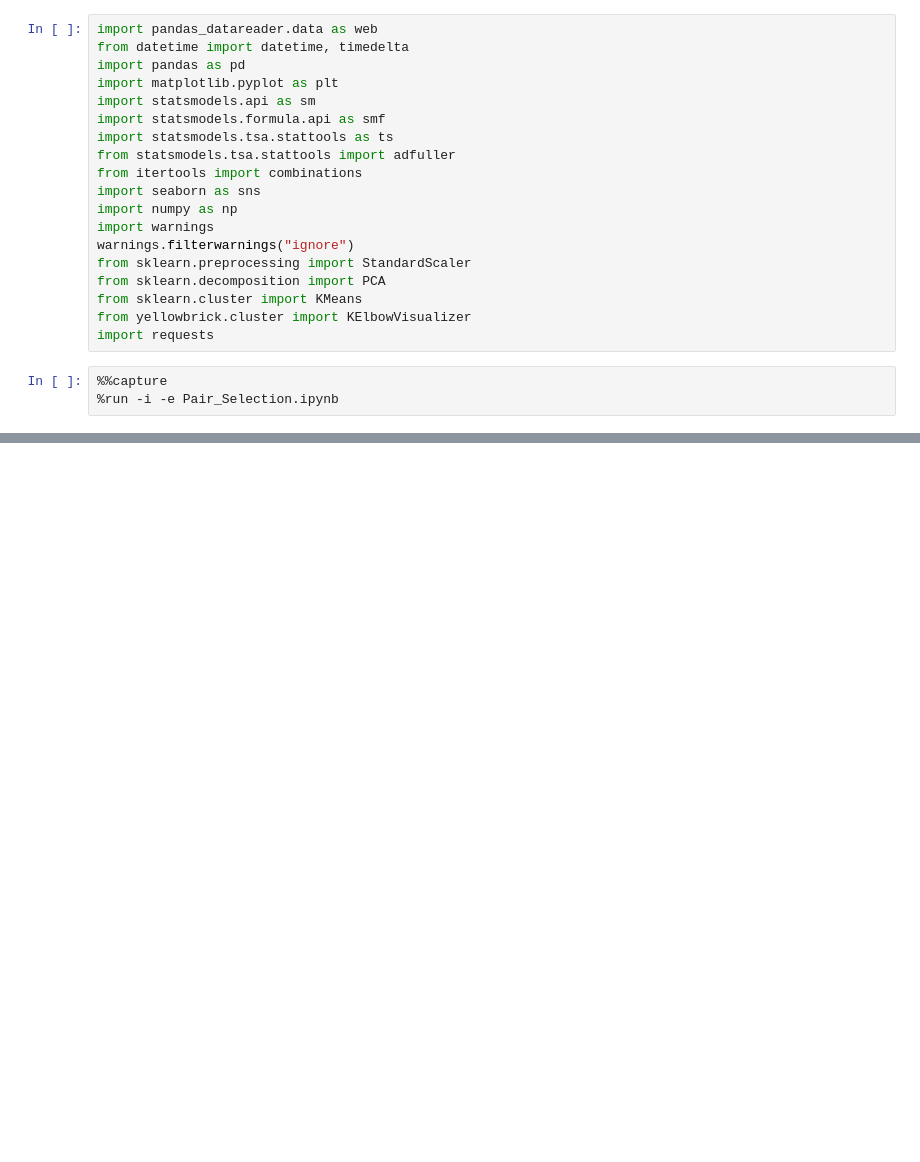
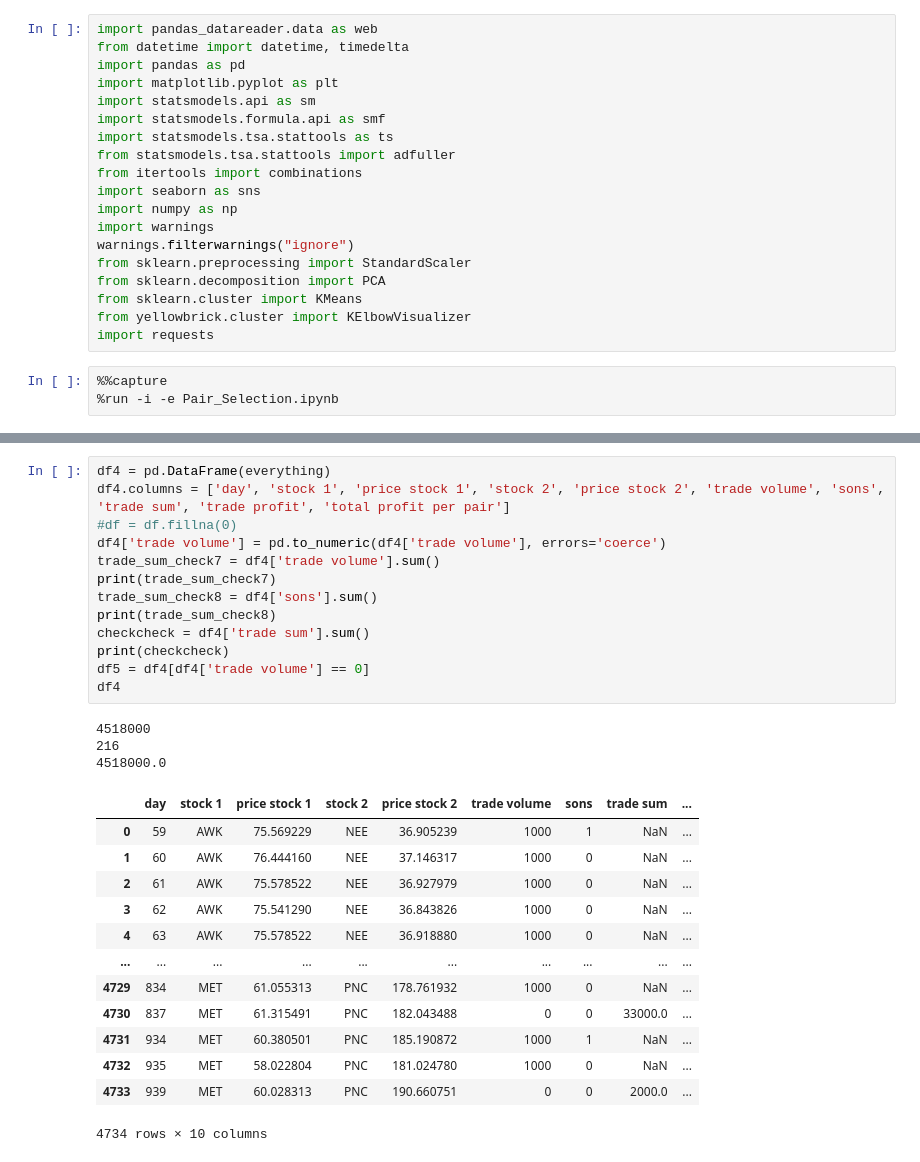
Before and after one commit to dasoaujisi/FDS-Project, a Jupyter notebook: trading_strategy - NEU.ipynb, the cells around one changed output, grey strips where cells are left out. Cells and saved outputs as stored; diff of their text form; blank space fills up the shorter version.

```diff
--- a/trading_strategy - NEU.ipynb
+++ b/trading_strategy - NEU.ipynb
@@ -460,3 +479,33 @@ Total trade volume: 4466000
+# %%
+df4 = pd.DataFrame(everything)
+df4.columns = ['day', 'stock 1', 'price stock 1', 'stock 2', 'price stock 2', 'trade volume', 'sons', 'trade sum', 'trade profit', 'total profit per pair']
+#df = df.fillna(0)
+df4['trade volume'] = pd.to_numeric(df4['trade volume'], errors='coerce')
+trade_sum_check7 = df4['trade volume'].sum()
+print(trade_sum_check7)
+trade_sum_check8 = df4['sons'].sum()
+print(trade_sum_check8)
+checkcheck = df4['trade sum'].sum()
+print(checkcheck)
+df5 = df4[df4['trade volume'] == 0]
+df4
+# %% [output]
+4518000
+216
+4518000.0
+|  | day | stock 1 | price stock 1 | stock 2 | price stock 2 | trade volume | sons | trade sum | ... |
+| 0 | 59 | AWK | 75.569229 | NEE | 36.905239 | 1000 | 1 | NaN | ... |
+| 1 | 60 | AWK | 76.444160 | NEE | 37.146317 | 1000 | 0 | NaN | ... |
+| 2 | 61 | AWK | 75.578522 | NEE | 36.927979 | 1000 | 0 | NaN | ... |
+| 3 | 62 | AWK | 75.541290 | NEE | 36.843826 | 1000 | 0 | NaN | ... |
+| 4 | 63 | AWK | 75.578522 | NEE | 36.918880 | 1000 | 0 | NaN | ... |
+| ... | ... | ... | ... | ... | ... | ... | ... | ... | ... |
+| 4729 | 834 | MET | 61.055313 | PNC | 178.761932 | 1000 | 0 | NaN | ... |
+| 4730 | 837 | MET | 61.315491 | PNC | 182.043488 | 0 | 0 | 33000.0 | ... |
+| 4731 | 934 | MET | 60.380501 | PNC | 185.190872 | 1000 | 1 | NaN | ... |
+| 4732 | 935 | MET | 58.022804 | PNC | 181.024780 | 1000 | 0 | NaN | ... |
+| 4733 | 939 | MET | 60.028313 | PNC | 190.660751 | 0 | 0 | 2000.0 | ... |
+4734 rows × 10 columns
 # %%
 # transaction history
 transaction = transaction_list.copy()
```
Also changed, not shown: parts of 9 cells of this notebook, 3 other files.
